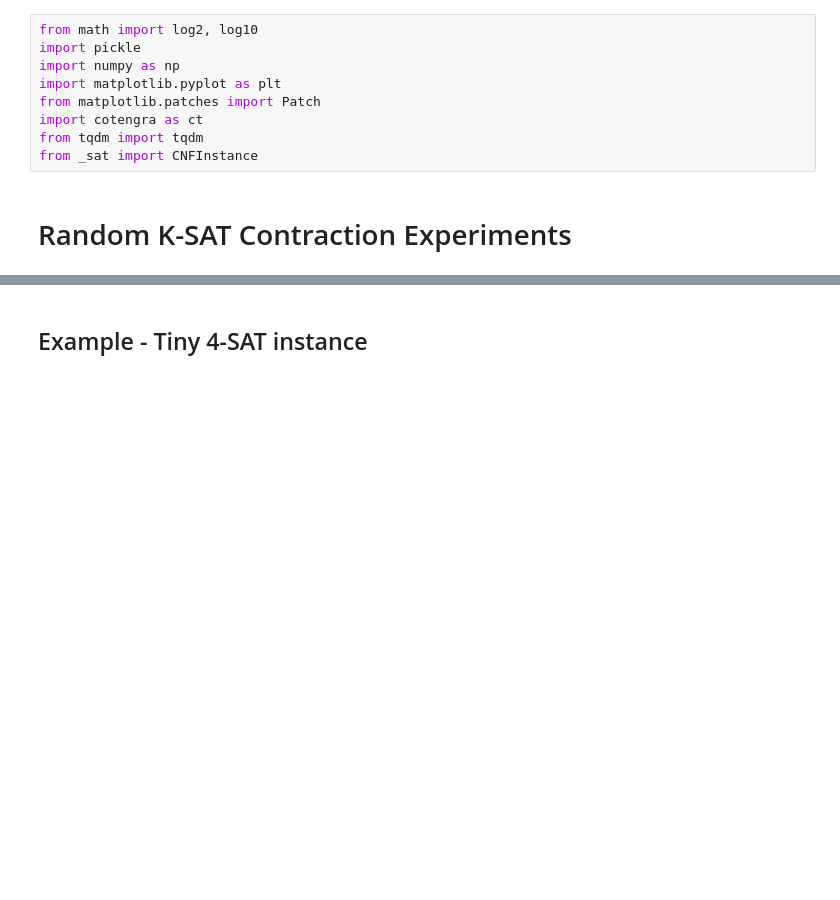
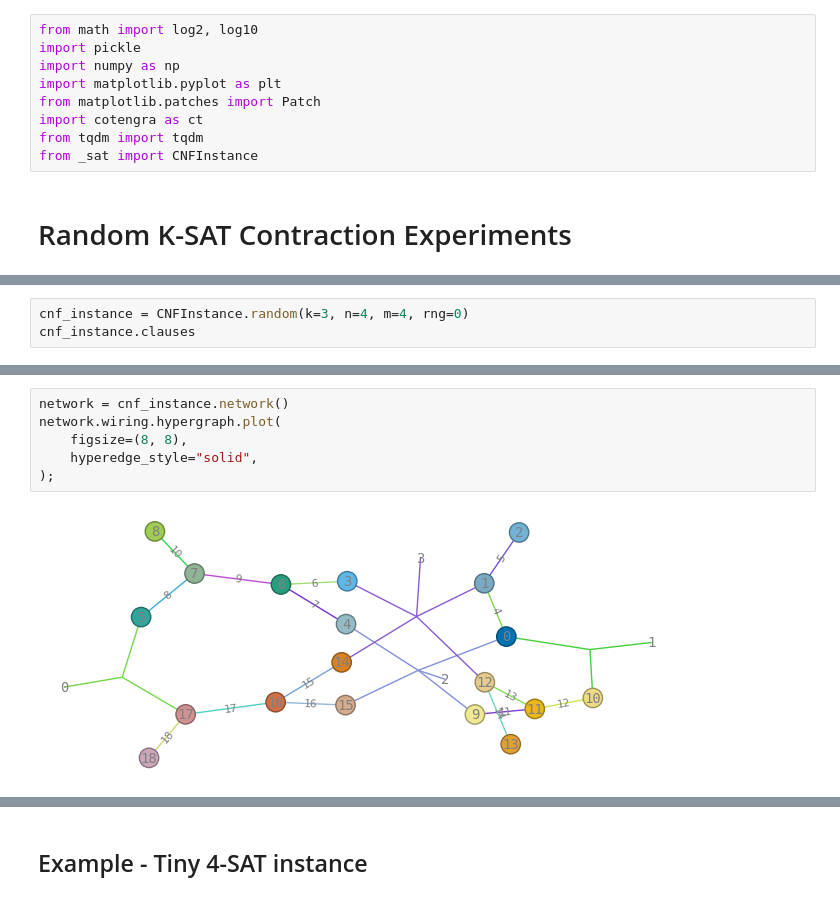
Before and after one commit to hashberg-io/tensorsat, a Jupyter notebook: notebooks/prototypes/2025-01-09-cotengra-prototype/random-ksat-contraction.ipynb, the cells around one changed output, grey strips where cells are left out. Cells and saved outputs as stored; diff of their text form; blank space fills up the shorter version.

Commit message:
feat: add baby 3-SAT example to random K-SAT contraction experimental notebook

```diff
--- a/notebooks/prototypes/2025-01-09-cotengra-prototype/random-ksat-contraction.ipynb
+++ b/notebooks/prototypes/2025-01-09-cotengra-prototype/random-ksat-contraction.ipynb
@@ -11,0 +14,3 @@ from _sat import CNFInstance
+# %%
+cnf_instance = CNFInstance.random(k=3, n=4, m=4, rng=0)
+cnf_instance.clauses
@@ -11,0 +34,8 @@ from _sat import CNFInstance
+# %%
+network = cnf_instance.network()
+network.wiring.hypergraph.plot(
+    figsize=(8, 8),
+    hyperedge_style="solid",
+);
+# %% [output]
+[figure, added]
```
Also changed, not shown: parts of 5 cells of this notebook.
